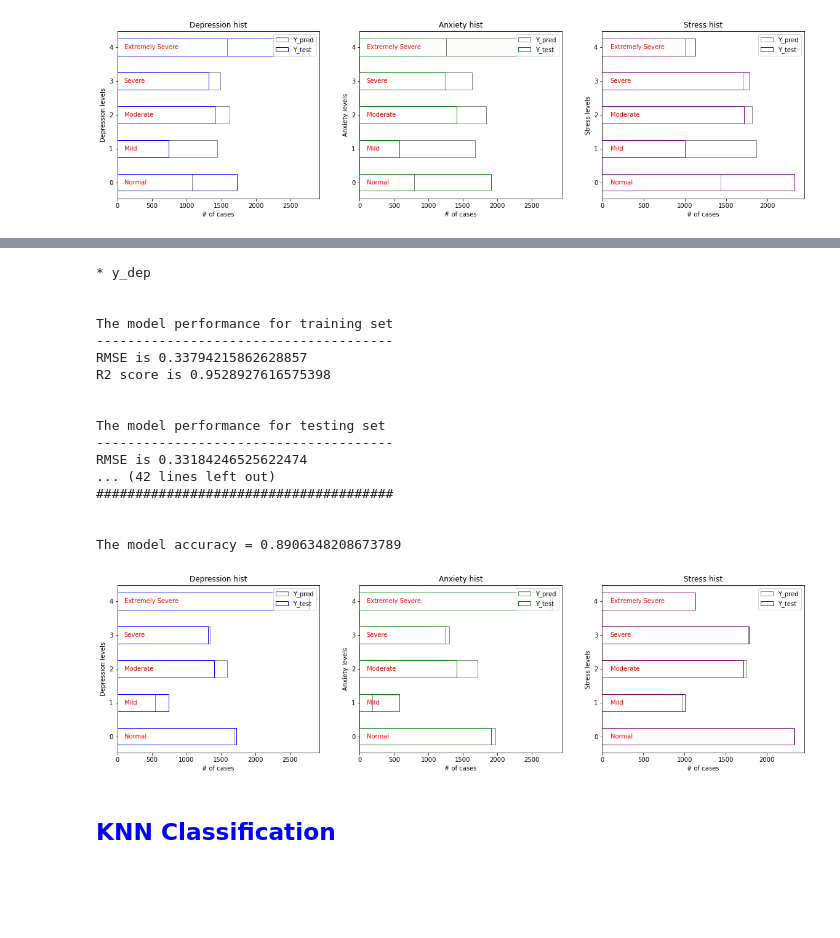
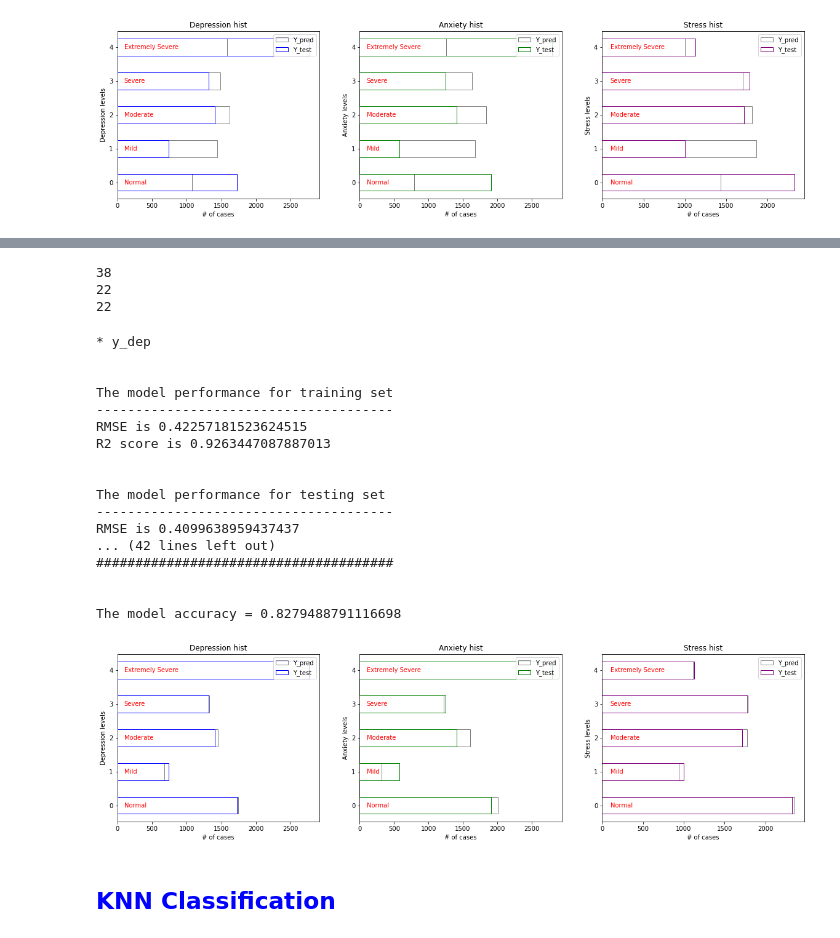
Before and after one commit to pietrodaniele/DAS_prediction, a Jupyter notebook: DSA_prediction.ipynb, the cells around one changed output, grey strips where cells are left out. Saved outputs shown, nothing was run; the diff lists cells and outputs as text; code cells hidden in the pictures; blank space fills up the shorter version.

```diff
--- a/DSA_prediction.ipynb
+++ b/DSA_prediction.ipynb
@@ -107,0 +157,3 @@ The model accuracy = 0.7032055311125078
+# %%
+logreg = LogisticRegression(solver = 'lbfgs',multi_class='multinomial', max_iter=10000)
+fn.error_show(logreg,data,X_train, X_test, Y_train, Y_test)
@@ -108,24 +162,36 @@ The model accuracy = 0.7032055311125078
+# %%
+index_dep = fn.index_reduction(data,0.75)
+print(len(index_dep))
+index_anx = fn.index_reduction(data,0.64)
+print(len(index_anx))
+index_sts = fn.index_reduction(data,0.64)
+print(len(index_sts))
+
+index_training = [index_dep, index_anx, index_sts]
+# %% [output]
+38
+22
+22
 # %%
-logreg = LogisticRegression(C=500,tol=600,solver = 'lbfgs',multi_class='multinomial')
-Y_pred_log = fn.classification(logreg,X_train, X_test, Y_train, Y_test)
+Y_pred_log = fn.classification(logreg, X_train, X_test, Y_train, Y_test, index_training)
 # %% [output]
 * y_dep
 
 
 The model performance for training set
 --------------------------------------
-RMSE is 0.33794215862628857
-R2 score is 0.9528927616575398
+RMSE is 0.42257181523624515
+R2 score is 0.9263447087887013
 
 
 The model performance for testing set
 --------------------------------------
-RMSE is 0.33184246525622474
+RMSE is 0.4099638959437437
 ... (42 lines left out)
 ######################################
 
 
-The model accuracy = 0.8906348208673789
+The model accuracy = 0.8279488791116698
-[figure, old version]
+[figure, new version]
 # %% [markdown]
-## <font color='blue'>KNN Classification</font>
+## <font color='blue'>KNN Classification</font> <a id='KNN'></a>
```
Also changed, not shown: parts of 24 cells of this notebook, 10 other files.
